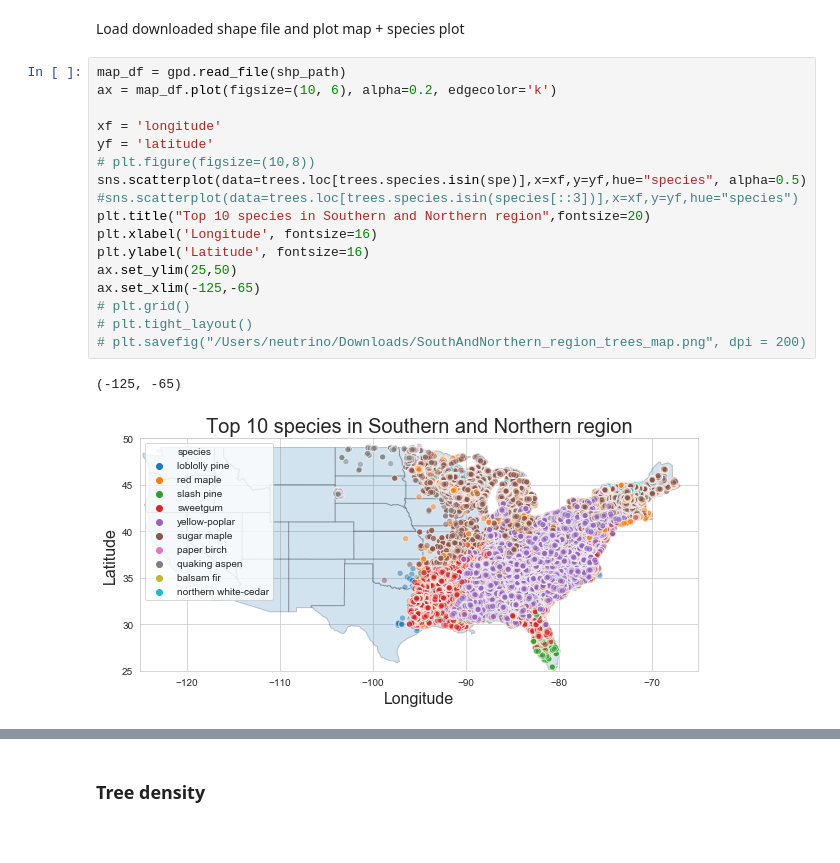
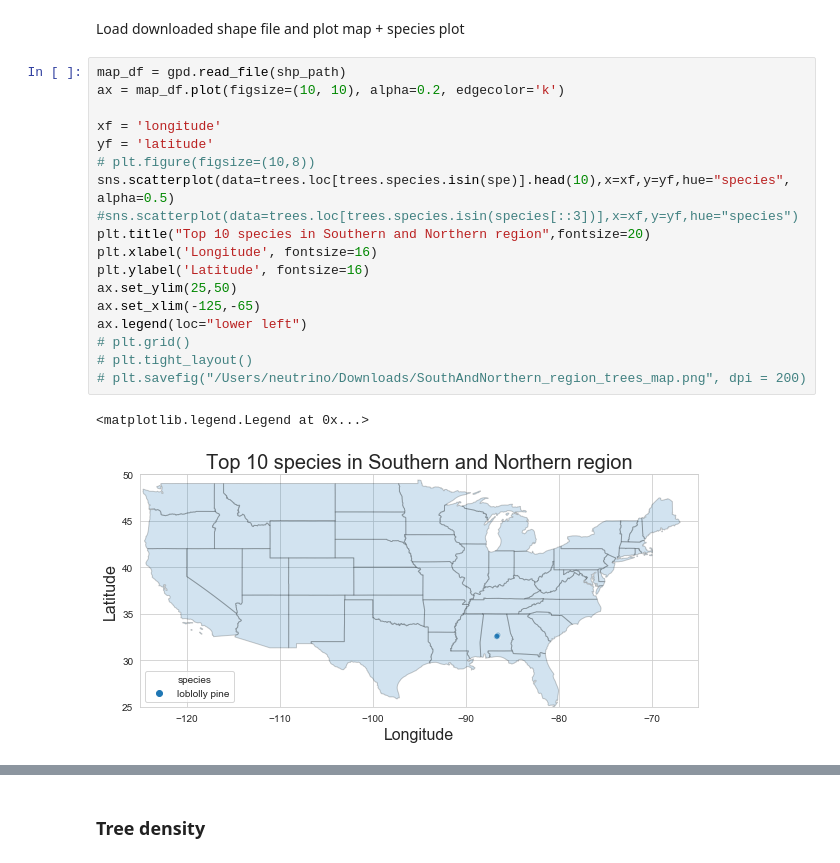
Before and after one commit to dheligman/climate, a Jupyter notebook: Bayes_classifier_JT.ipynb, the cells around one changed output, grey strips where cells are left out. Cells and saved outputs as stored; diff of their text form.

```diff
--- a/Bayes_classifier_JT.ipynb
+++ b/Bayes_classifier_JT.ipynb
@@ -221,21 +221,22 @@ import descartes
 Load downloaded shape file and plot map + species plot
 # %%
 map_df = gpd.read_file(shp_path)
-ax = map_df.plot(figsize=(10, 6), alpha=0.2, edgecolor='k')
+ax = map_df.plot(figsize=(10, 10), alpha=0.2, edgecolor='k')
 
 xf = 'longitude'
 yf = 'latitude'
 # plt.figure(figsize=(10,8))
-sns.scatterplot(data=trees.loc[trees.species.isin(spe)],x=xf,y=yf,hue="species", alpha=0.5)
+sns.scatterplot(data=trees.loc[trees.species.isin(spe)].head(10),x=xf,y=yf,hue="species", alpha=0.5)
 #sns.scatterplot(data=trees.loc[trees.species.isin(species[::3])],x=xf,y=yf,hue="species")
 plt.title("Top 10 species in Southern and Northern region",fontsize=20)
 plt.xlabel('Longitude', fontsize=16)
 plt.ylabel('Latitude', fontsize=16)
 ax.set_ylim(25,50)
 ax.set_xlim(-125,-65)
+ax.legend(loc="lower left")
 # plt.grid()
 # plt.tight_layout()
 # plt.savefig("/Users/neutrino/Downloads/SouthAndNorthern_region_trees_map.png", dpi = 200)
 # %% [output]
-(-125, -65)
+<matplotlib.legend.Legend at 0x...>
-[figure, old version]
+[figure, new version]
```
Also changed, not shown: parts of 4 cells of this notebook.
